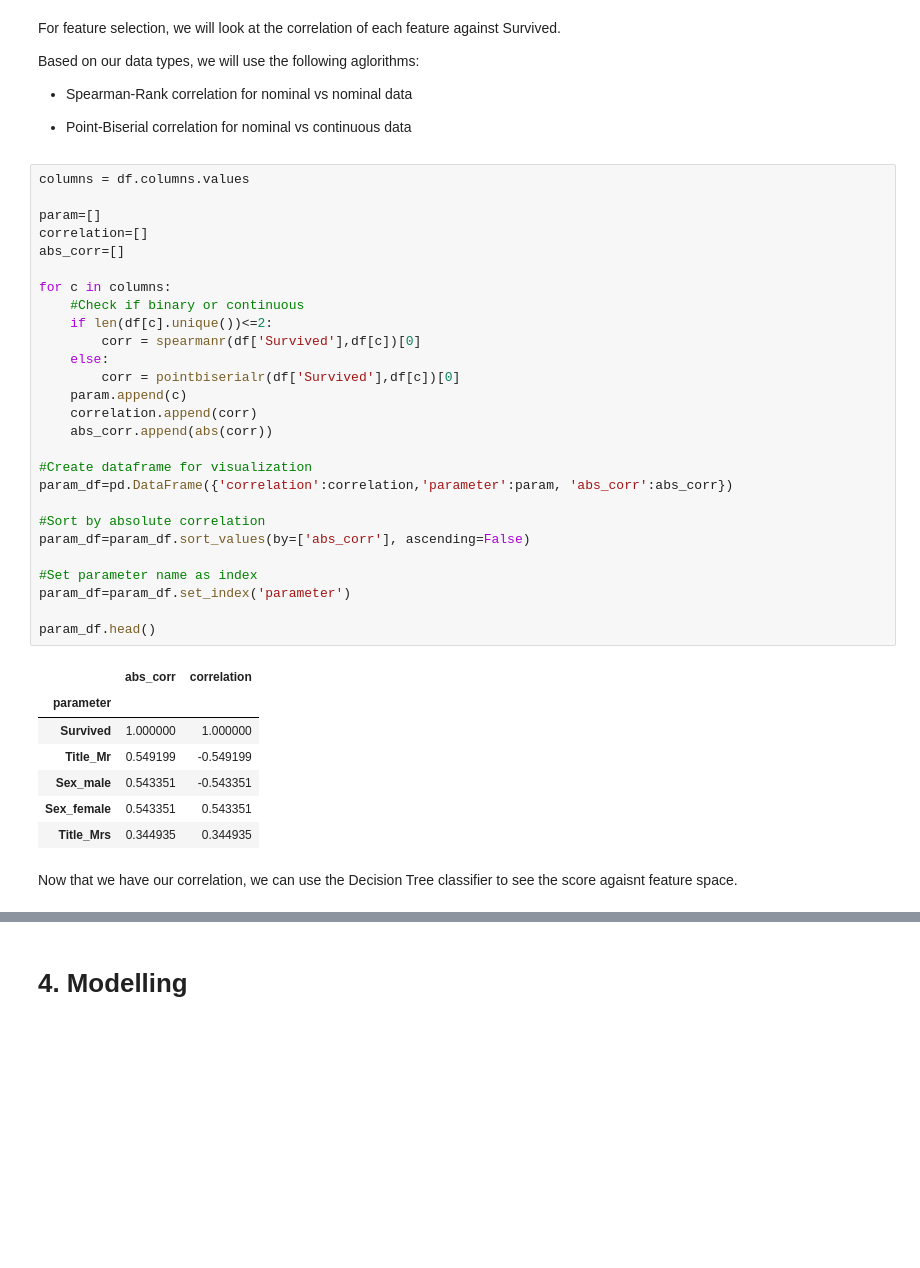
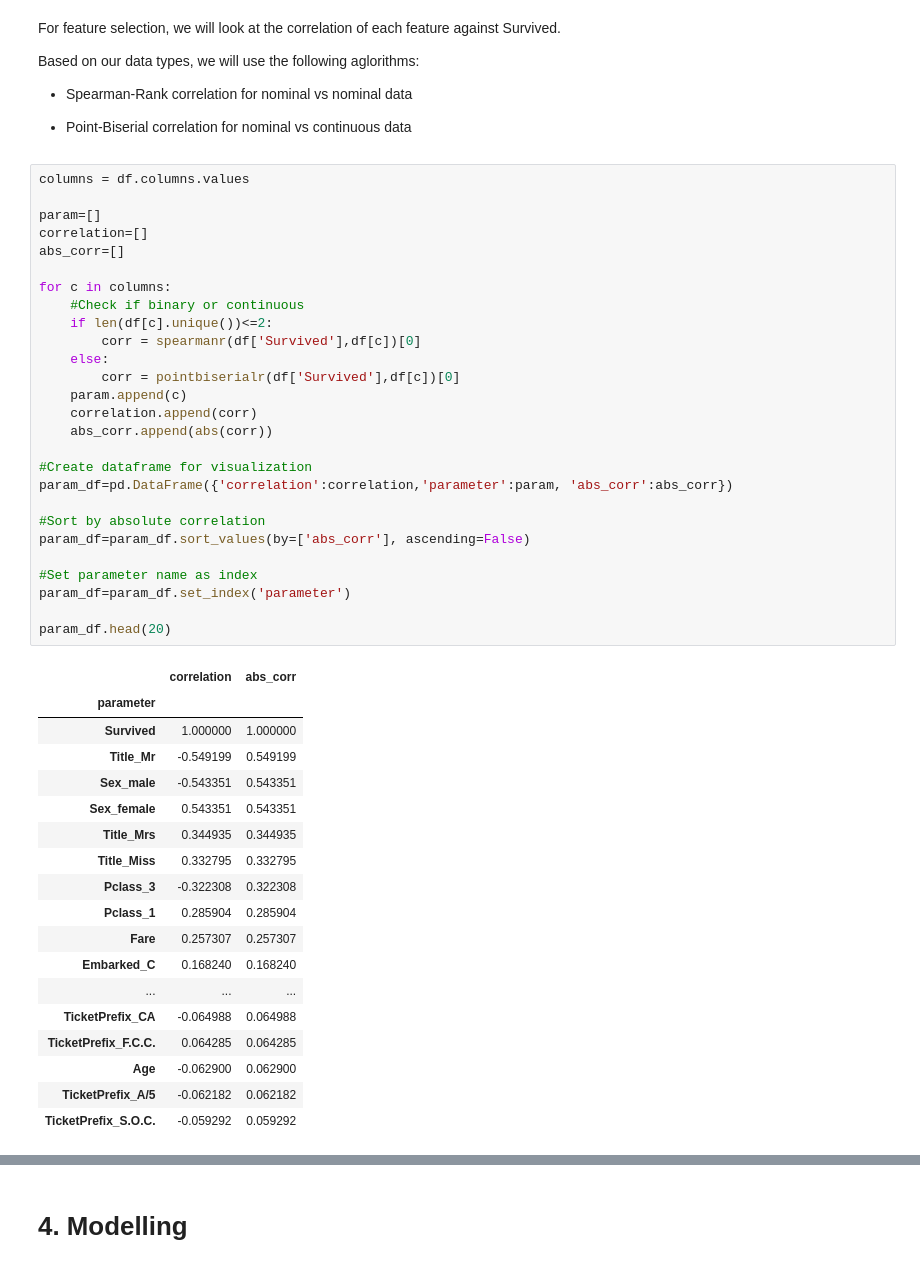
Before and after one commit to snazrul1/DU_ML_2019, a Jupyter notebook: Titanic.ipynb, the cells around one changed output, grey strips where cells are left out. Saved outputs shown, nothing was run; the diff lists cells and outputs as text; blank space fills up the shorter version.

```diff
--- a/Titanic.ipynb
+++ b/Titanic.ipynb
@@ -218,37 +217,46 @@ Based on our data types, we will use the following aglorithms:
 # %%
 columns = df.columns.values
 
 param=[]
 correlation=[]
 abs_corr=[]
 
 for c in columns:
     #Check if binary or continuous
     if len(df[c].unique())<=2:
         corr = spearmanr(df['Survived'],df[c])[0]
     else:
         corr = pointbiserialr(df['Survived'],df[c])[0]
     param.append(c)
     correlation.append(corr)
     abs_corr.append(abs(corr))
 
 #Create dataframe for visualization
 param_df=pd.DataFrame({'correlation':correlation,'parameter':param, 'abs_corr':abs_corr})
 
 #Sort by absolute correlation
 param_df=param_df.sort_values(by=['abs_corr'], ascending=False)
 
 #Set parameter name as index
 param_df=param_df.set_index('parameter')
 
-param_df.head()
+param_df.head(20)
 # %% [output]
-|  | abs_corr | correlation |
+|  | correlation | abs_corr |
 | parameter |  |  |
 | Survived | 1.000000 | 1.000000 |
-| Title_Mr | 0.549199 | -0.549199 |
-| Sex_male | 0.543351 | -0.543351 |
+| Title_Mr | -0.549199 | 0.549199 |
+| Sex_male | -0.543351 | 0.543351 |
 | Sex_female | 0.543351 | 0.543351 |
 | Title_Mrs | 0.344935 | 0.344935 |
+| Title_Miss | 0.332795 | 0.332795 |
+| Pclass_3 | -0.322308 | 0.322308 |
+| Pclass_1 | 0.285904 | 0.285904 |
+| Fare | 0.257307 | 0.257307 |
+| Embarked_C | 0.168240 | 0.168240 |
+| ... | ... | ... |
+| TicketPrefix_CA | -0.064988 | 0.064988 |
+| TicketPrefix_F.C.C. | 0.064285 | 0.064285 |
+| Age | -0.062900 | 0.062900 |
+| TicketPrefix_A/5 | -0.062182 | 0.062182 |
+| TicketPrefix_S.O.C. | -0.059292 | 0.059292 |
-# %% [markdown]
-Now that we have our correlation, we can use the Decision Tree classifier to see the score agaisnt feature space.
```
Also changed, not shown: parts of 18 cells of this notebook, 1 other file.
